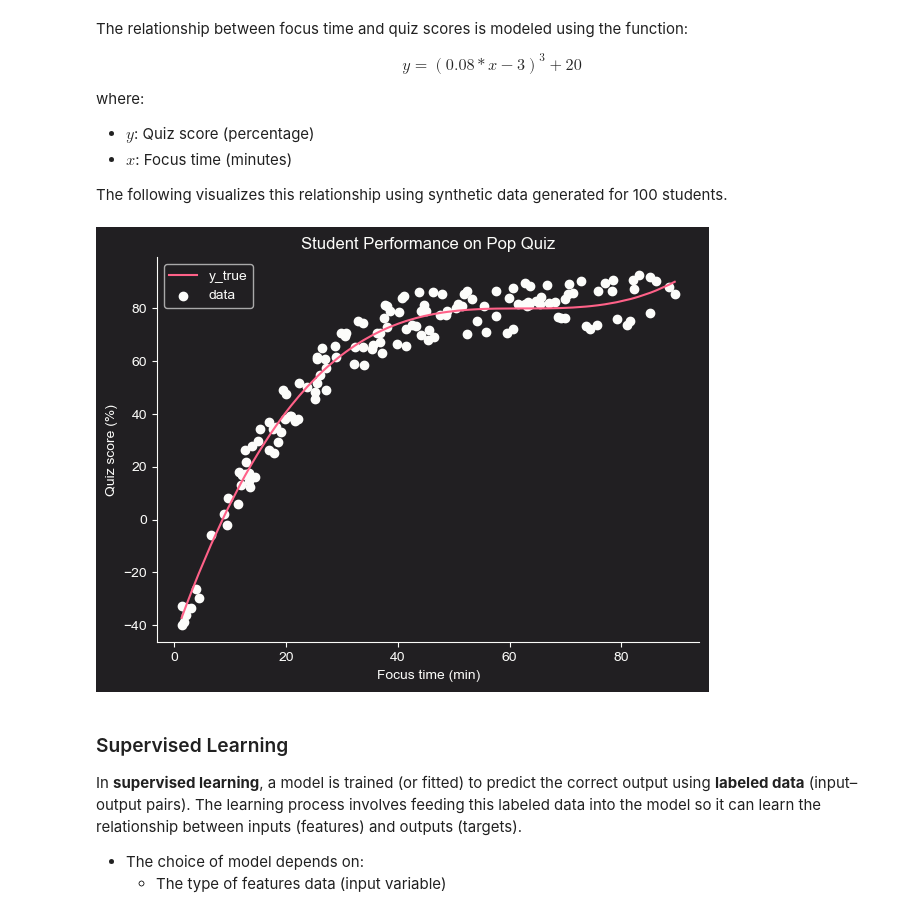
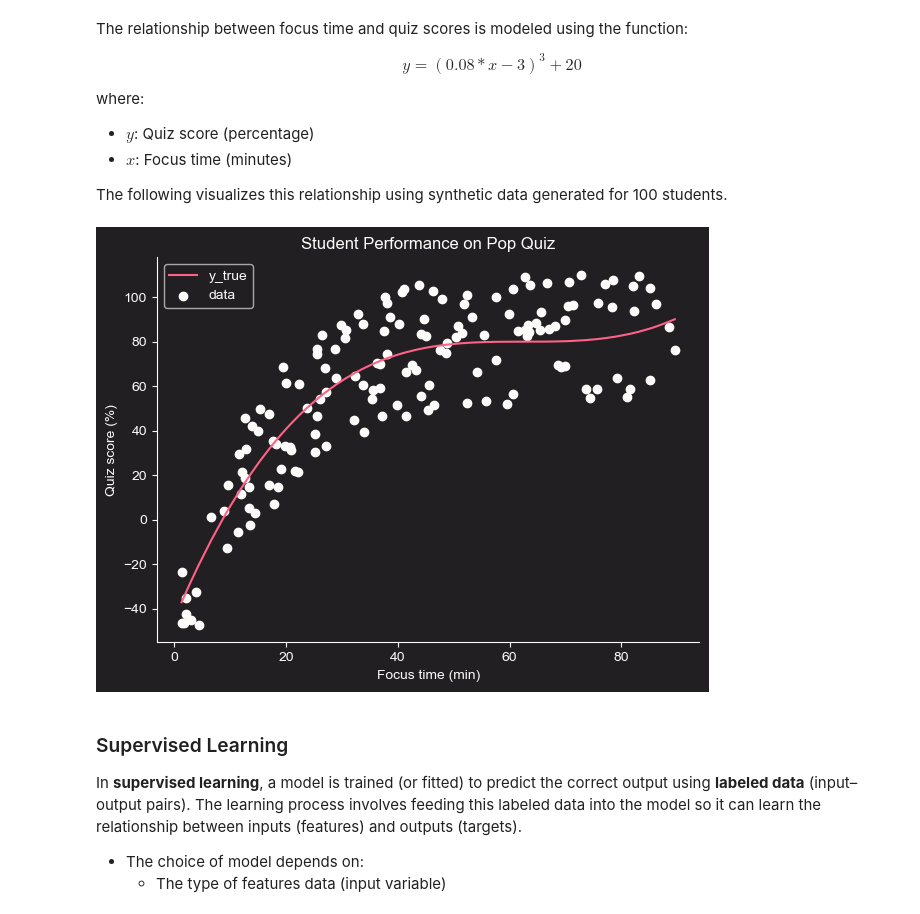
Before and after one commit to jakecreate/machine-learning-from-scratch, a Jupyter notebook: fundamentals_machine_learning.ipynb, the cells around one changed output. Drawn from its saved outputs; the diff is of its cells as text; code cells hidden in the pictures.

```diff
--- a/fundamentals_machine_learning.ipynb
+++ b/fundamentals_machine_learning.ipynb
@@ -46,32 +46,35 @@ where:
 - $x$: Focus time (minutes)
 
 The following visualizes this relationship using synthetic data generated for 100 students.
+# %%
+def true_model(x):
+    return (0.08*x - 5)**3 + 80
 # %%
 SEED = 819
-ERROR = 10
+ERROR = 30
 
 np.random.seed(SEED)
 # sample data
 n_students = 150
 x = np.sort(np.random.uniform(low=1, high=90, size=n_students))
 noise = np.random.uniform(low=-ERROR, high=ERROR, size=n_students)
 
 # target function
-y_true = (0.08*x - 5)**3 + 80
+y_true = true_model(x)
 y = y_true + noise
 
 # graph
 fig, ax = plt.subplots(figsize=(7,5))
 ax.plot(x, y_true, c=c_['red'], label='y_true')
 ax.scatter(x, y, c=c_['white'], label='data')
 ax.spines[['top', 'right']].set_visible(False)
 ax.spines[['bottom', 'left']].set_color(c_['white'])
 ax.set_title('Student Performance on Pop Quiz')
 ax.set_xlabel('Focus time (min)')
 ax.set_ylabel('Quiz score (%)')
 ax.legend(loc='upper left');
 # %% [output]
-[figure, old version]
+[figure, new version]
 # %% [markdown]
 ### Supervised Learning
 
```
Also changed, not shown: parts of 25 cells of this notebook.
